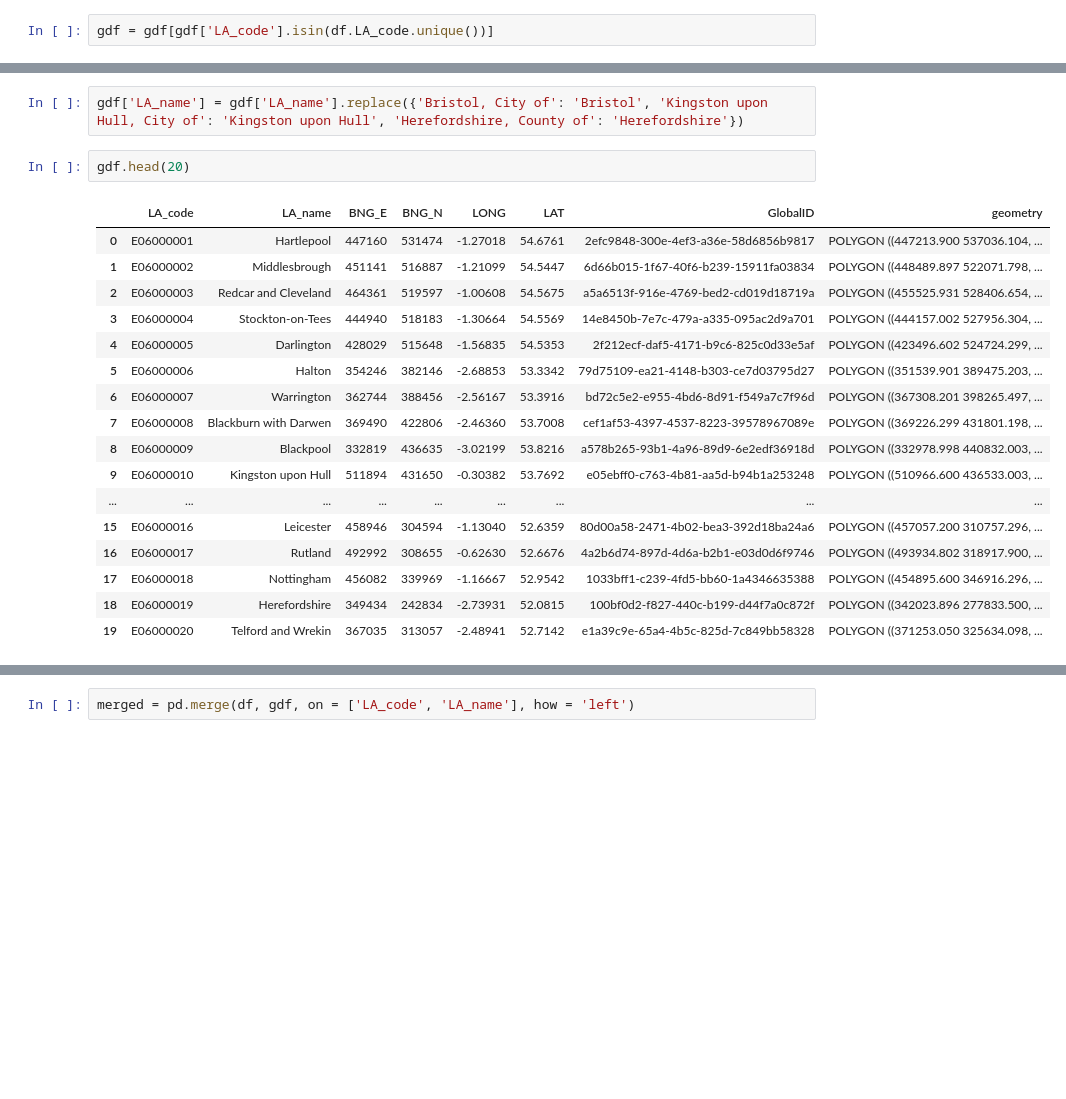
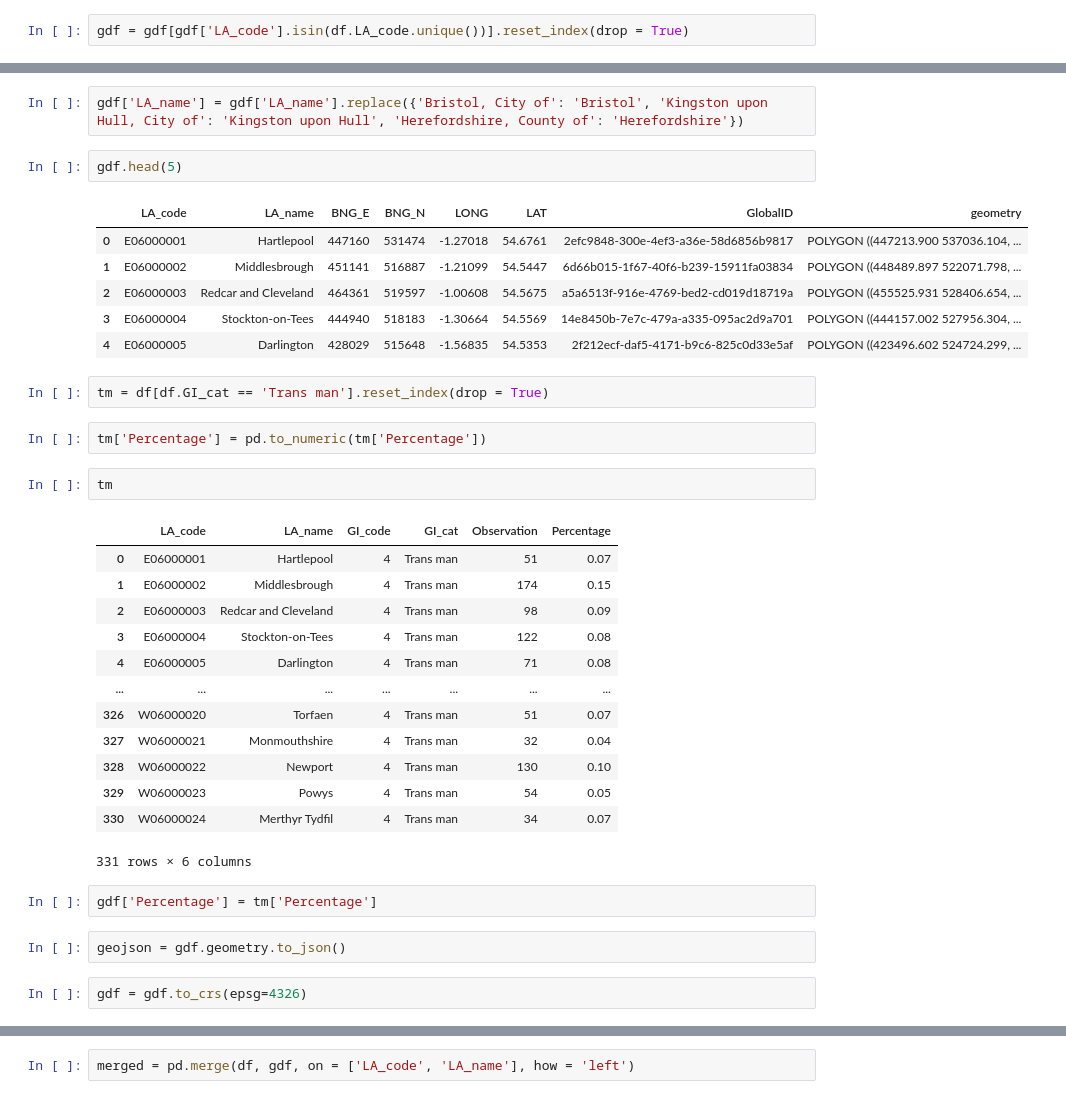
Before and after one commit to UKDataServiceOpen/Interactive_visualisations, a Jupyter notebook: Maps.ipynb, the cells around one changed output, grey strips where cells are left out. Drawn from its saved outputs; the diff is of its cells as text; blank space fills up the shorter version.

```diff
--- a/Maps.ipynb
+++ b/Maps.ipynb
@@ -98,5 +102,5 @@ gdf.LAD22NM.nunique()
 # %%
 gdf = gdf.rename(columns = {'LAD22CD': 'LA_code', 'LAD22NM' : 'LA_name'})
 # %%
-gdf = gdf[gdf['LA_code'].isin(df.LA_code.unique())]
+gdf = gdf[gdf['LA_code'].isin(df.LA_code.unique())].reset_index(drop = True)
 # %%
@@ -122,22 +115,37 @@ gdf.head(50)
 # %%
 gdf['LA_name'] = gdf['LA_name'].replace({'Bristol, City of': 'Bristol', 'Kingston upon Hull, City of': 'Kingston upon Hull', 'Herefordshire, County of': 'Herefordshire'})
 # %%
-gdf.head(20)
+gdf.head(5)
 # %% [output]
 |  | LA_code | LA_name | BNG_E | BNG_N | LONG | LAT | GlobalID | geometry |
 | 0 | E06000001 | Hartlepool | 447160 | 531474 | -1.27018 | 54.6761 | 2efc9848-300e-4ef3-a36e-58d6856b9817 | POLYGON ((447213.900 537036.104, ... |
 | 1 | E06000002 | Middlesbrough | 451141 | 516887 | -1.21099 | 54.5447 | 6d66b015-1f67-40f6-b239-15911fa03834 | POLYGON ((448489.897 522071.798, ... |
 | 2 | E06000003 | Redcar and Cleveland | 464361 | 519597 | -1.00608 | 54.5675 | a5a6513f-916e-4769-bed2-cd019d18719a | POLYGON ((455525.931 528406.654, ... |
 | 3 | E06000004 | Stockton-on-Tees | 444940 | 518183 | -1.30664 | 54.5569 | 14e8450b-7e7c-479a-a335-095ac2d9a701 | POLYGON ((444157.002 527956.304, ... |
 | 4 | E06000005 | Darlington | 428029 | 515648 | -1.56835 | 54.5353 | 2f212ecf-daf5-4171-b9c6-825c0d33e5af | POLYGON ((423496.602 524724.299, ... |
-| 5 | E06000006 | Halton | 354246 | 382146 | -2.68853 | 53.3342 | 79d75109-ea21-4148-b303-ce7d03795d27 | POLYGON ((351539.901 389475.203, ... |
-| 6 | E06000007 | Warrington | 362744 | 388456 | -2.56167 | 53.3916 | bd72c5e2-e955-4bd6-8d91-f549a7c7f96d | POLYGON ((367308.201 398265.497, ... |
-| 7 | E06000008 | Blackburn with Darwen | 369490 | 422806 | -2.46360 | 53.7008 | cef1af53-4397-4537-8223-39578967089e | POLYGON ((369226.299 431801.198, ... |
-| 8 | E06000009 | Blackpool | 332819 | 436635 | -3.02199 | 53.8216 | a578b265-93b1-4a96-89d9-6e2edf36918d | POLYGON ((332978.998 440832.003, ... |
-| 9 | E06000010 | Kingston upon Hull | 511894 | 431650 | -0.30382 | 53.7692 | e05ebff0-c763-4b81-aa5d-b94b1a253248 | POLYGON ((510966.600 436533.003, ... |
-| ... | ... | ... | ... | ... | ... | ... | ... | ... |
-| 15 | E06000016 | Leicester | 458946 | 304594 | -1.13040 | 52.6359 | 80d00a58-2471-4b02-bea3-392d18ba24a6 | POLYGON ((457057.200 310757.296, ... |
-| 16 | E06000017 | Rutland | 492992 | 308655 | -0.62630 | 52.6676 | 4a2b6d74-897d-4d6a-b2b1-e03d0d6f9746 | POLYGON ((493934.802 318917.900, ... |
-| 17 | E06000018 | Nottingham | 456082 | 339969 | -1.16667 | 52.9542 | 1033bff1-c239-4fd5-bb60-1a4346635388 | POLYGON ((454895.600 346916.296, ... |
-| 18 | E06000019 | Herefordshire | 349434 | 242834 | -2.73931 | 52.0815 | 100bf0d2-f827-440c-b199-d44f7a0c872f | POLYGON ((342023.896 277833.500, ... |
-| 19 | E06000020 | Telford and Wrekin | 367035 | 313057 | -2.48941 | 52.7142 | e1a39c9e-65a4-4b5c-825d-7c849bb58328 | POLYGON ((371253.050 325634.098, ... |
+# %%
+tm = df[df.GI_cat == 'Trans man'].reset_index(drop = True)
+# %%
+tm['Percentage'] = pd.to_numeric(tm['Percentage'])
+# %%
+tm
+# %% [output]
+|  | LA_code | LA_name | GI_code | GI_cat | Observation | Percentage |
+| 0 | E06000001 | Hartlepool | 4 | Trans man | 51 | 0.07 |
+| 1 | E06000002 | Middlesbrough | 4 | Trans man | 174 | 0.15 |
+| 2 | E06000003 | Redcar and Cleveland | 4 | Trans man | 98 | 0.09 |
+| 3 | E06000004 | Stockton-on-Tees | 4 | Trans man | 122 | 0.08 |
+| 4 | E06000005 | Darlington | 4 | Trans man | 71 | 0.08 |
+| ... | ... | ... | ... | ... | ... | ... |
+| 326 | W06000020 | Torfaen | 4 | Trans man | 51 | 0.07 |
+| 327 | W06000021 | Monmouthshire | 4 | Trans man | 32 | 0.04 |
+| 328 | W06000022 | Newport | 4 | Trans man | 130 | 0.10 |
+| 329 | W06000023 | Powys | 4 | Trans man | 54 | 0.05 |
+| 330 | W06000024 | Merthyr Tydfil | 4 | Trans man | 34 | 0.07 |
+331 rows × 6 columns
+# %%
+gdf['Percentage'] = tm['Percentage']
+# %%
+geojson = gdf.geometry.to_json()
+# %%
+gdf = gdf.to_crs(epsg=4326)
```
Also changed, not shown: parts of 16 cells of this notebook, 8 other files.
